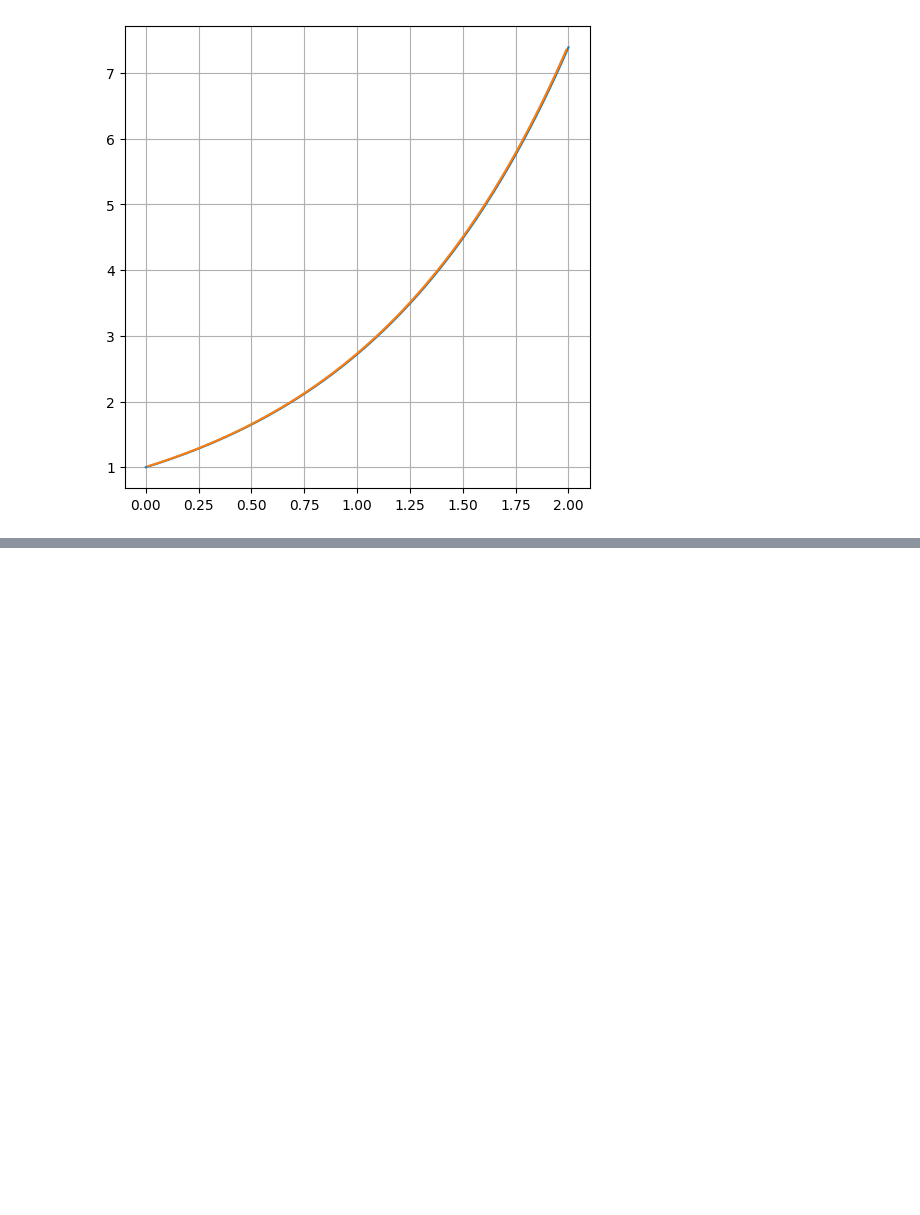
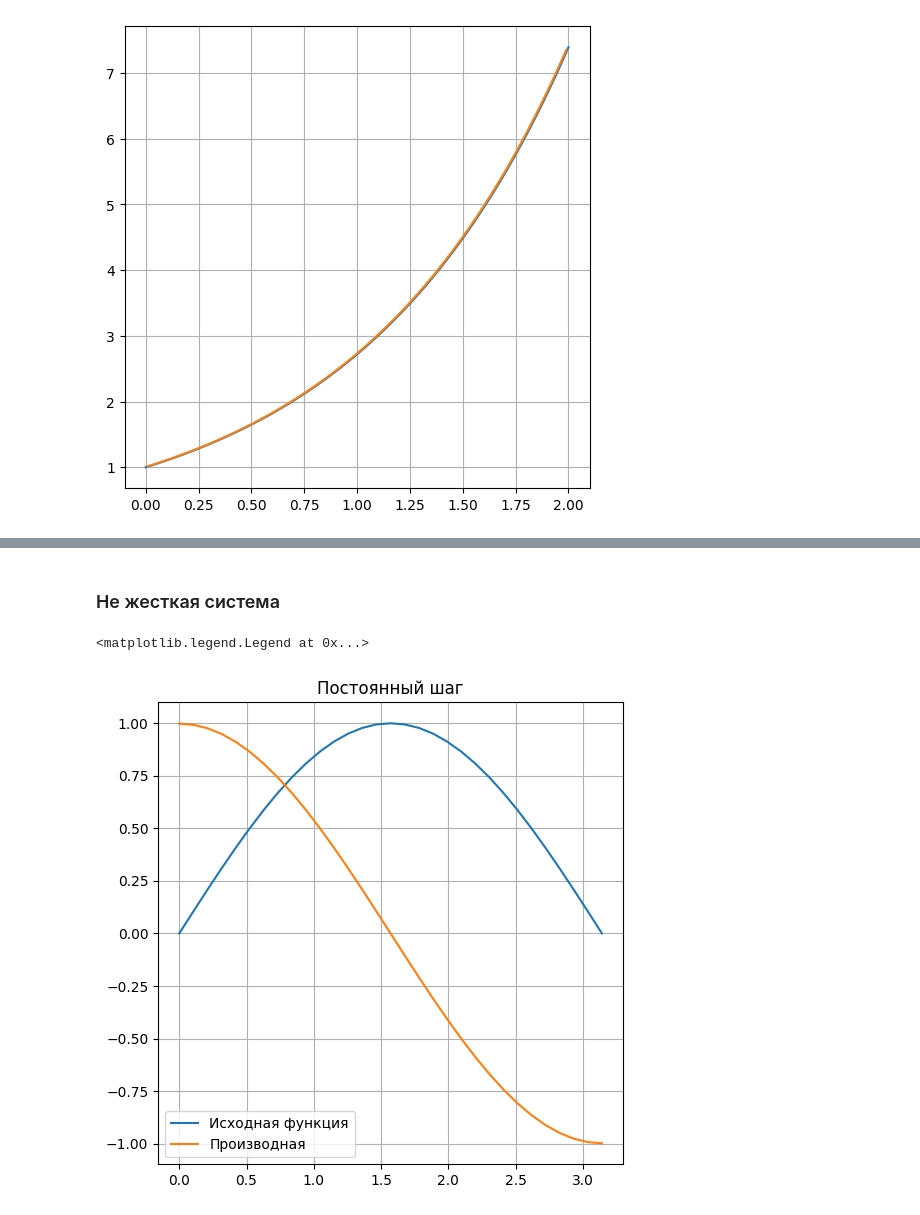
Before and after one commit to drgSURdread/numerical_solver, a Jupyter notebook: Справка/Дифференцирование.ipynb, the cells around one changed output, grey strips where cells are left out. Drawn from its saved outputs; the diff is of its cells as text; code cells hidden in the pictures; blank space fills up the shorter version.

```diff
--- a/Справка/Дифференцирование.ipynb
+++ b/Справка/Дифференцирование.ipynb
@@ -60,0 +147,22 @@ ax.plot(x_pnt[1:-1], res_func, label='Численная функция')
+# %% [markdown]
+### Не жесткая система
+# %%
+def f(x):
+    return np.sin(x)
+# %%
+accuracy = 10**(-4)
+dx = accuracy ** (1/4)
+end_pnt = np.pi
+x_pnt = np.linspace(0, end_pnt, int(end_pnt/dx))
+
+res_func = derivative_const_step(end_pnt, dx)
+
+fig, ax = plt.subplots(figsize=(6,6))
+ax.plot(x_pnt, f(x_pnt), label='Исходная функция')
+ax.plot(x_pnt, res_func, label='Производная')
+plt.title('Постоянный шаг')
+ax.grid()
+ax.legend()
+# %% [output]
+<matplotlib.legend.Legend at 0x...>
+[figure, added]
```
Also changed, not shown: parts of 12 cells of this notebook.
